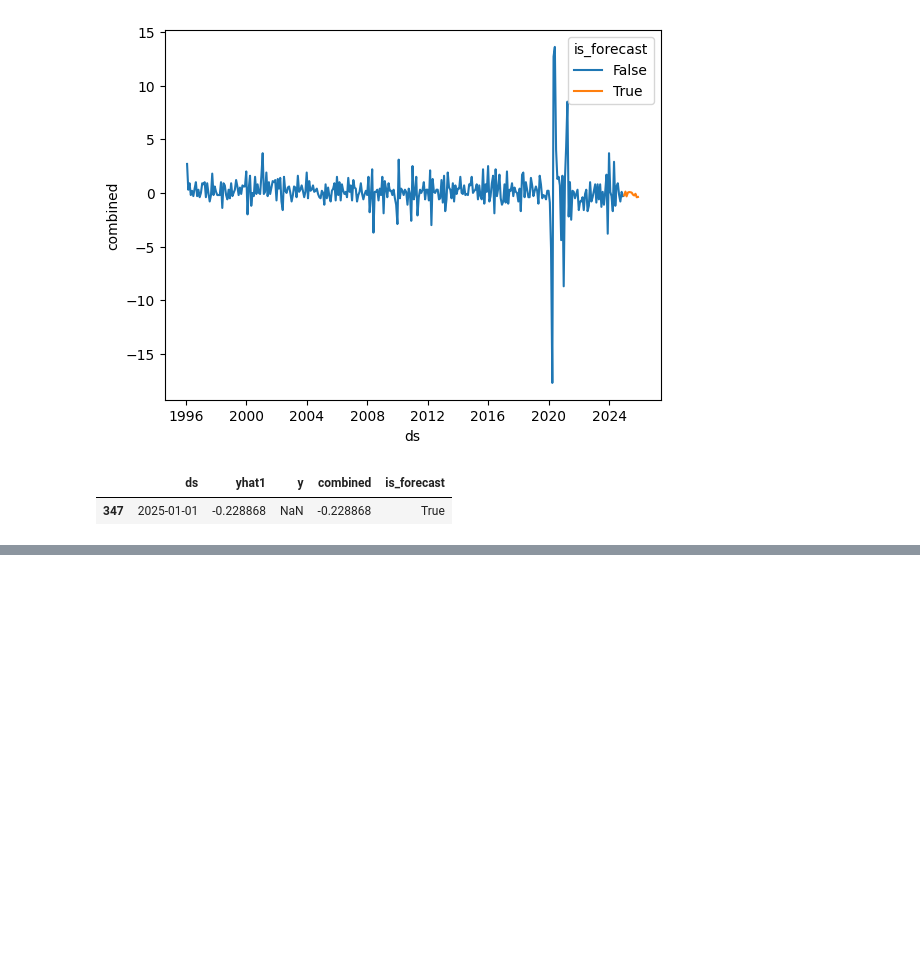
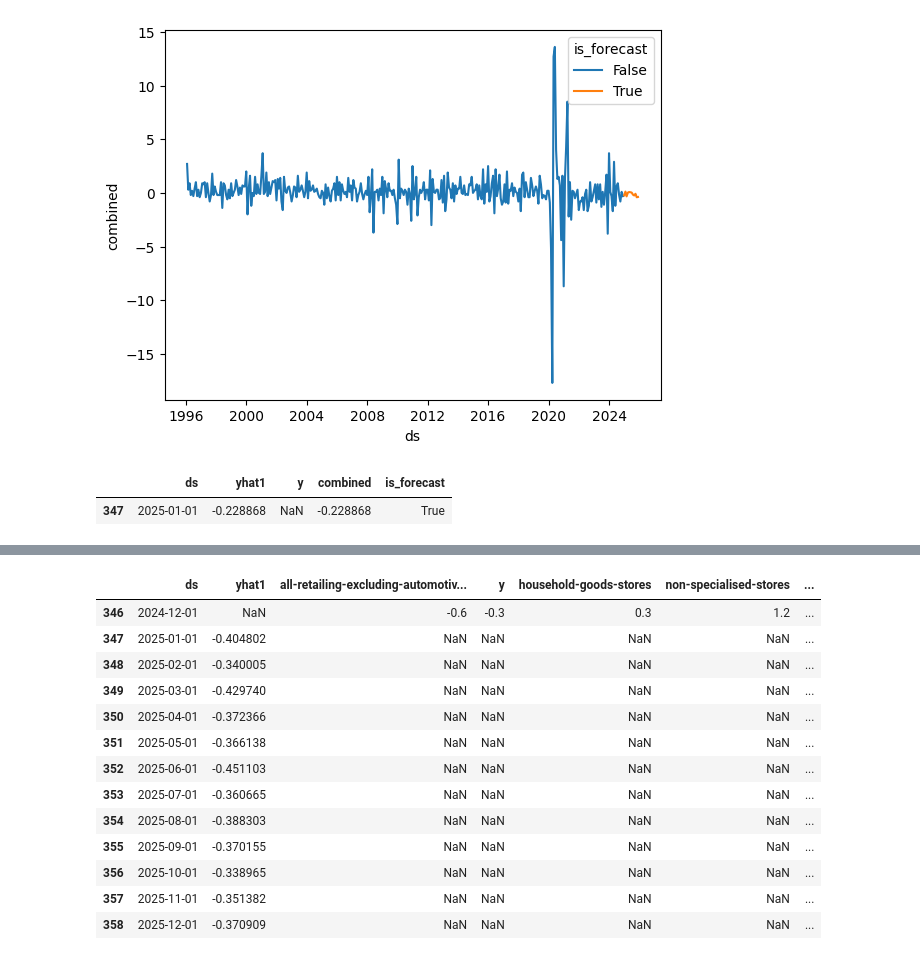
Before and after one commit to jberesford-fe/ml-macro-forecasting, a Jupyter notebook: scripts/propheht-forecast.ipynb, the cells around one changed output, grey strips where cells are left out. Drawn from its saved outputs; the diff is of its cells as text; code cells hidden in the pictures; blank space fills up the shorter version.

```diff
--- a/scripts/propheht-forecast.ipynb
+++ b/scripts/propheht-forecast.ipynb
@@ -186,0 +298,17 @@ merged_df[merged_df.is_forecast].head(1)
+# %%
+merged_df.tail(13)
+# %% [output]
+|  | ds | yhat1 | all-retailing-excluding-automotiv... | y | household-goods-stores | non-specialised-stores | ... |
+| 346 | 2024-12-01 | NaN | -0.6 | -0.3 | 0.3 | 1.2 | ... |
+| 347 | 2025-01-01 | -0.404802 | NaN | NaN | NaN | NaN | ... |
+| 348 | 2025-02-01 | -0.340005 | NaN | NaN | NaN | NaN | ... |
+| 349 | 2025-03-01 | -0.429740 | NaN | NaN | NaN | NaN | ... |
+| 350 | 2025-04-01 | -0.372366 | NaN | NaN | NaN | NaN | ... |
+| 351 | 2025-05-01 | -0.366138 | NaN | NaN | NaN | NaN | ... |
+| 352 | 2025-06-01 | -0.451103 | NaN | NaN | NaN | NaN | ... |
+| 353 | 2025-07-01 | -0.360665 | NaN | NaN | NaN | NaN | ... |
+| 354 | 2025-08-01 | -0.388303 | NaN | NaN | NaN | NaN | ... |
+| 355 | 2025-09-01 | -0.370155 | NaN | NaN | NaN | NaN | ... |
+| 356 | 2025-10-01 | -0.338965 | NaN | NaN | NaN | NaN | ... |
+| 357 | 2025-11-01 | -0.351382 | NaN | NaN | NaN | NaN | ... |
+| 358 | 2025-12-01 | -0.370909 | NaN | NaN | NaN | NaN | ... |
```
Also changed, not shown: parts of 11 cells of this notebook, 1 other file.
